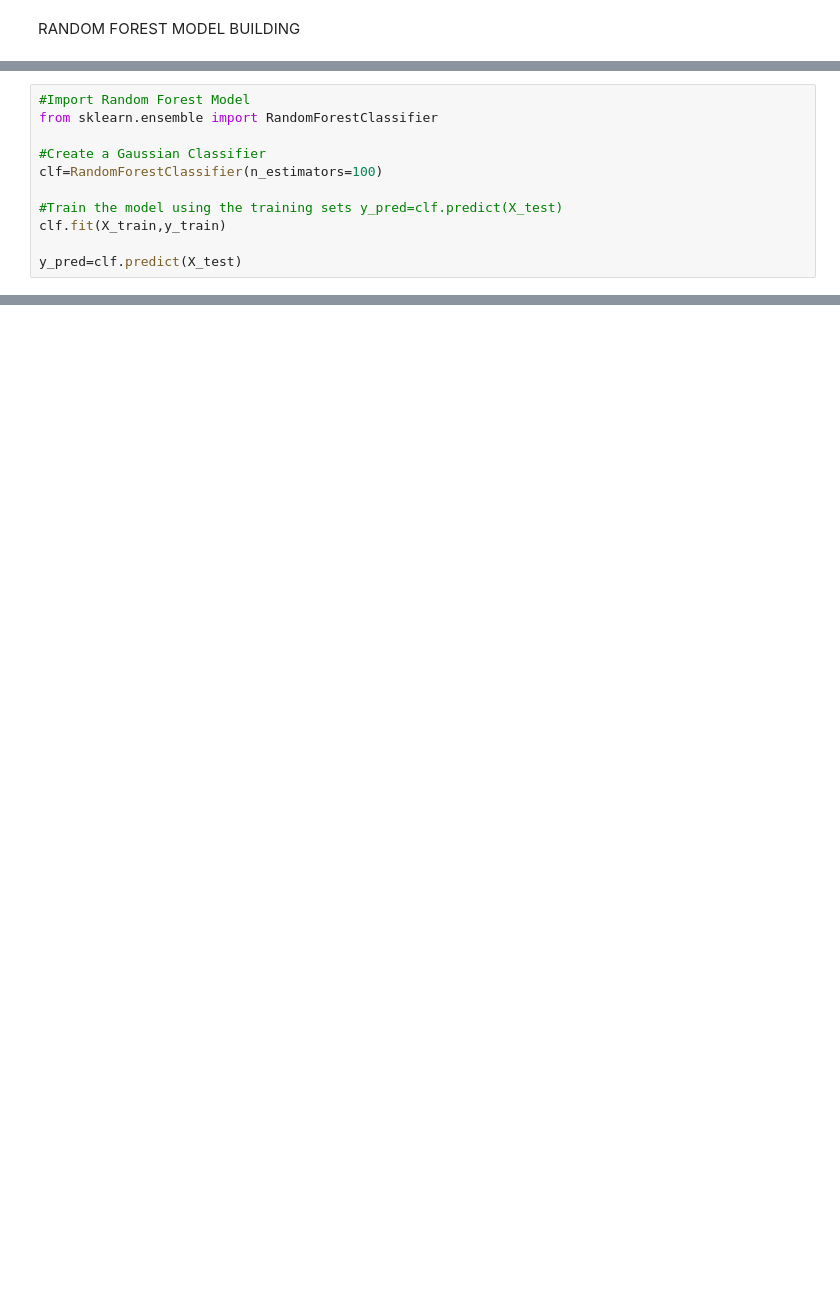
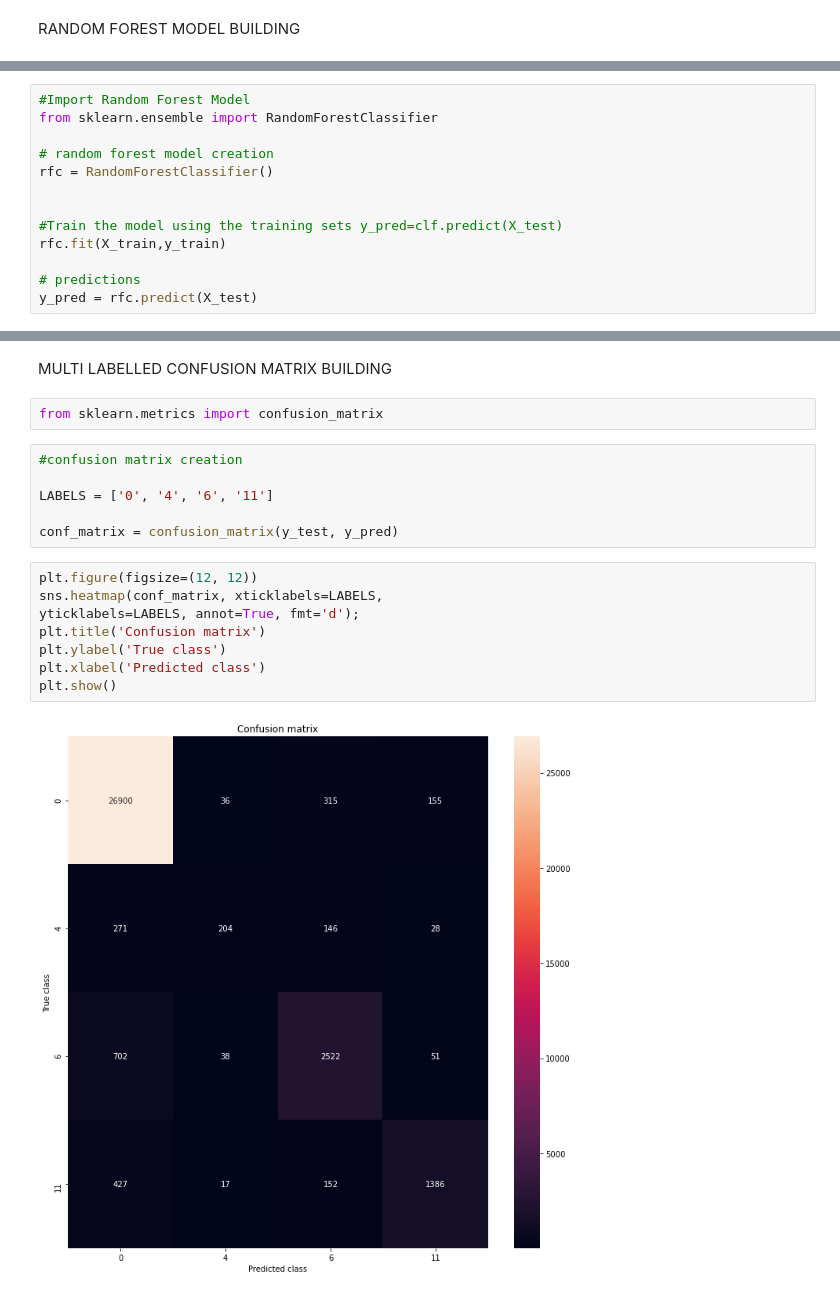
Before and after one commit to Krishan-Shehan/FDM_Mini_Project, a Jupyter notebook: random_forest.ipynb, the cells around one changed output, grey strips where cells are left out. Drawn from its saved outputs; the diff is of its cells as text; blank space fills up the shorter version.

Commit message:
Preprocessed and random forest model changed - Accuracy 93%

```diff
--- a/random_forest.ipynb
+++ b/random_forest.ipynb
@@ -32,10 +109,12 @@ X_train, X_test, y_train, y_test = train_test_split(X, y, test_size=0.3) # 70% t
 #Import Random Forest Model
 from sklearn.ensemble import RandomForestClassifier
 
-#Create a Gaussian Classifier
-clf=RandomForestClassifier(n_estimators=100)
+# random forest model creation
+rfc = RandomForestClassifier()
+
 
 #Train the model using the training sets y_pred=clf.predict(X_test)
-clf.fit(X_train,y_train)
+rfc.fit(X_train,y_train)
 
-y_pred=clf.predict(X_test)
+# predictions
+y_pred = rfc.predict(X_test)
@@ -81,0 +168,20 @@ array([6], dtype=int64)
+# %% [markdown]
+MULTI LABELLED CONFUSION MATRIX BUILDING
+# %%
+from sklearn.metrics import confusion_matrix
+# %%
+#confusion matrix creation
+
+LABELS = ['0', '4', '6', '11']
+
+conf_matrix = confusion_matrix(y_test, y_pred)
+# %%
+plt.figure(figsize=(12, 12))
+sns.heatmap(conf_matrix, xticklabels=LABELS,
+yticklabels=LABELS, annot=True, fmt='d');
+plt.title('Confusion matrix')
+plt.ylabel('True class')
+plt.xlabel('Predicted class')
+plt.show()
+# %% [output]
+[figure, added]
```
Also changed, not shown: parts of 31 cells of this notebook.
